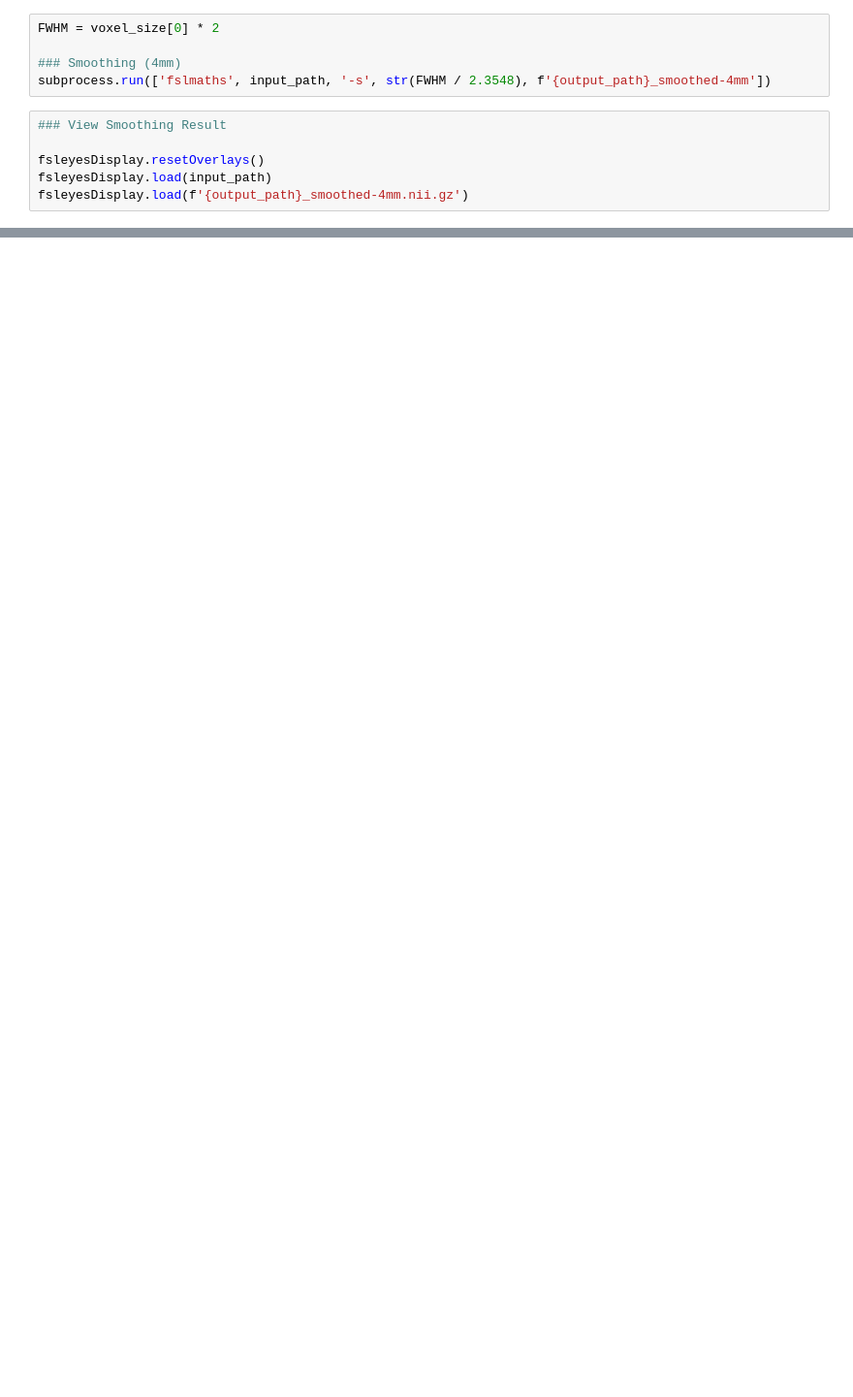
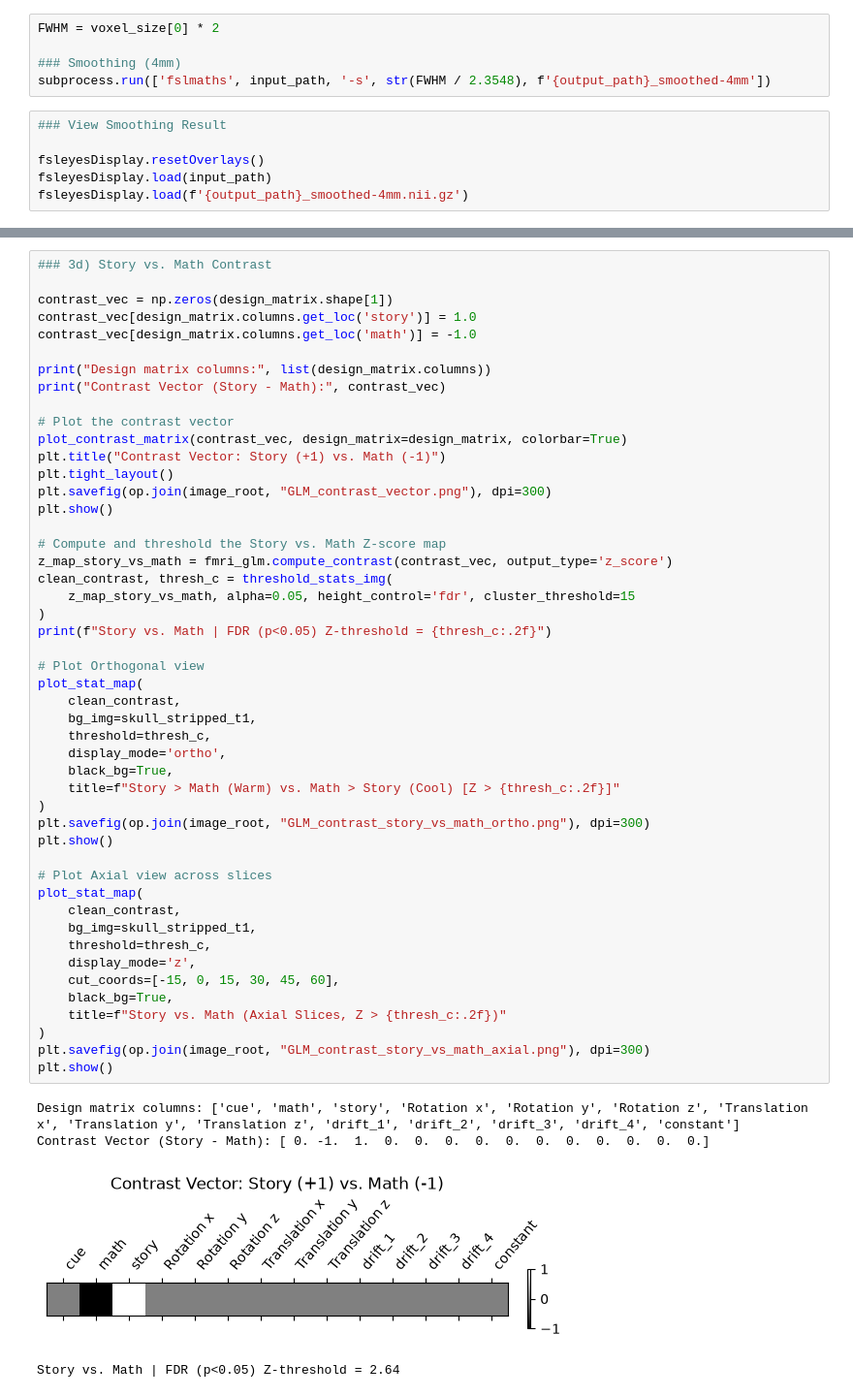
Before and after one commit to Nnouel/NSSP_Projects, a Jupyter notebook: G_code/01_Preprocessing.ipynb, the cells around one changed output, grey strips where cells are left out. Shown at 97% size. Saved outputs shown, nothing was run; the diff lists cells and outputs as text; blank space fills up the shorter version.

```diff
--- a/G_code/01_Preprocessing.ipynb
+++ b/G_code/01_Preprocessing.ipynb
@@ -401,0 +566,53 @@ FileNotFoundError: [Errno 2] No such file or directory: '.../.gitignore'
+# %%
+### 3d) Story vs. Math Contrast
+
+contrast_vec = np.zeros(design_matrix.shape[1])
+contrast_vec[design_matrix.columns.get_loc('story')] = 1.0
+contrast_vec[design_matrix.columns.get_loc('math')] = -1.0
+
+print("Design matrix columns:", list(design_matrix.columns))
+print("Contrast Vector (Story - Math):", contrast_vec)
+
+# Plot the contrast vector
+plot_contrast_matrix(contrast_vec, design_matrix=design_matrix, colorbar=True)
+plt.title("Contrast Vector: Story (+1) vs. Math (-1)")
+plt.tight_layout()
+plt.savefig(op.join(image_root, "GLM_contrast_vector.png"), dpi=300)
+plt.show()
+
+# Compute and threshold the Story vs. Math Z-score map
+z_map_story_vs_math = fmri_glm.compute_contrast(contrast_vec, output_type='z_score')
+clean_contrast, thresh_c = threshold_stats_img(
+    z_map_story_vs_math, alpha=0.05, height_control='fdr', cluster_threshold=15
+)
+print(f"Story vs. Math | FDR (p<0.05) Z-threshold = {thresh_c:.2f}")
+
+# Plot Orthogonal view
+plot_stat_map(
+    clean_contrast,
+    bg_img=skull_stripped_t1,
+    threshold=thresh_c,
+    display_mode='ortho',
+    black_bg=True,
+    title=f"Story > Math (Warm) vs. Math > Story (Cool) [Z > {thresh_c:.2f}]"
+)
+plt.savefig(op.join(image_root, "GLM_contrast_story_vs_math_ortho.png"), dpi=300)
+plt.show()
+
+# Plot Axial view across slices
+plot_stat_map(
+    clean_contrast,
+    bg_img=skull_stripped_t1,
+    threshold=thresh_c,
+    display_mode='z',
+    cut_coords=[-15, 0, 15, 30, 45, 60],
+    black_bg=True,
+    title=f"Story vs. Math (Axial Slices, Z > {thresh_c:.2f})"
+)
+plt.savefig(op.join(image_root, "GLM_contrast_story_vs_math_axial.png"), dpi=300)
+plt.show()
+# %% [output]
+Design matrix columns: ['cue', 'math', 'story', 'Rotation x', 'Rotation y', 'Rotation z', 'Translation x', 'Translation y', 'Translation z', 'drift_1', 'drift_2', 'drift_3', 'drift_4', 'constant']
+Contrast Vector (Story - Math): [ 0. -1.  1.  0.  0.  0.  0.  0.  0.  0.  0.  0.  0.  0.]
+[figure, added]
+Story vs. Math | FDR (p<0.05) Z-threshold = 2.64
```
Also changed, not shown: parts of 14 cells of this notebook, 10 other files.
